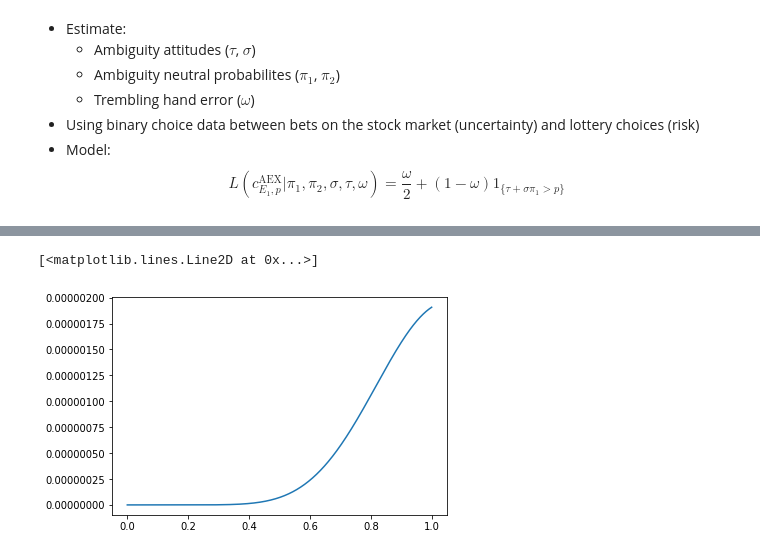
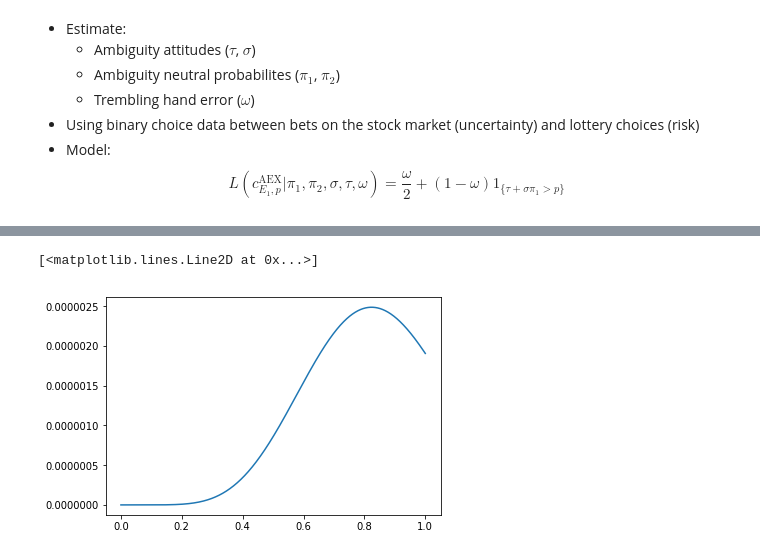
Before and after one commit to ChristianZimpelmann/introduction_mystic, a Jupyter notebook: introduction_mystic.ipynb, the cells around one changed output, grey strips where cells are left out. Drawn from its saved outputs; the diff is of its cells as text; code cells hidden in the pictures.

```diff
--- a/introduction_mystic.ipynb
+++ b/introduction_mystic.ipynb
@@ -320,7 +320,7 @@ from src.model_code.agent import (
 from src.analysis.main import ModelWithLikelihood
 # %%
 model = ModelWithLikelihood('omega_without_e0', 'opt_diff_evolution', use_sim_data=False)
-agent = model.agents[800015]
+agent = model.agents[800216]
 # %%
 #pi_1
 x = np.linspace(0, 1, 1000)
@@ -348,8 +348,8 @@ plt.plot(x, y)
 # %%
 #omega
 x = np.linspace(0, 1, 1000)
-y = [agent.eval_likelihood({'pi_1':0.1, 'pi_2':0.6, 'tau':0.1, 'sigma':0.6, 'omega':i, 'theta':0}) for i in x]
+y = [agent.eval_likelihood({'pi_1':0.4, 'pi_2':0.1, 'tau': -1, 'sigma': 3, 'omega':i, 'theta':0}) for i in x]
 plt.plot(x, y)
 # %% [output]
 [<matplotlib.lines.Line2D at 0x...>]
-[figure, old version]
+[figure, new version]
```
Also changed, not shown: parts of 5 cells of this notebook.
